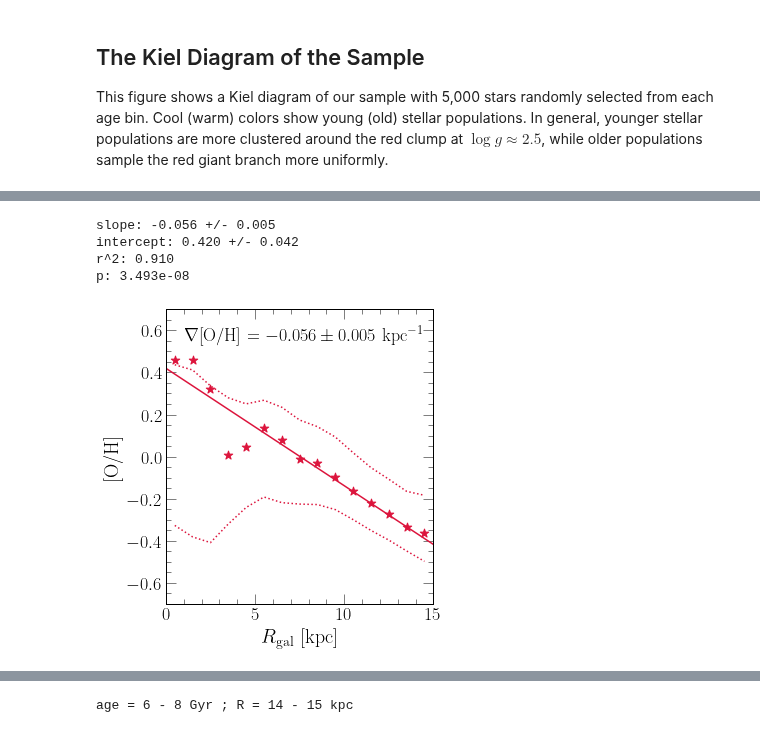
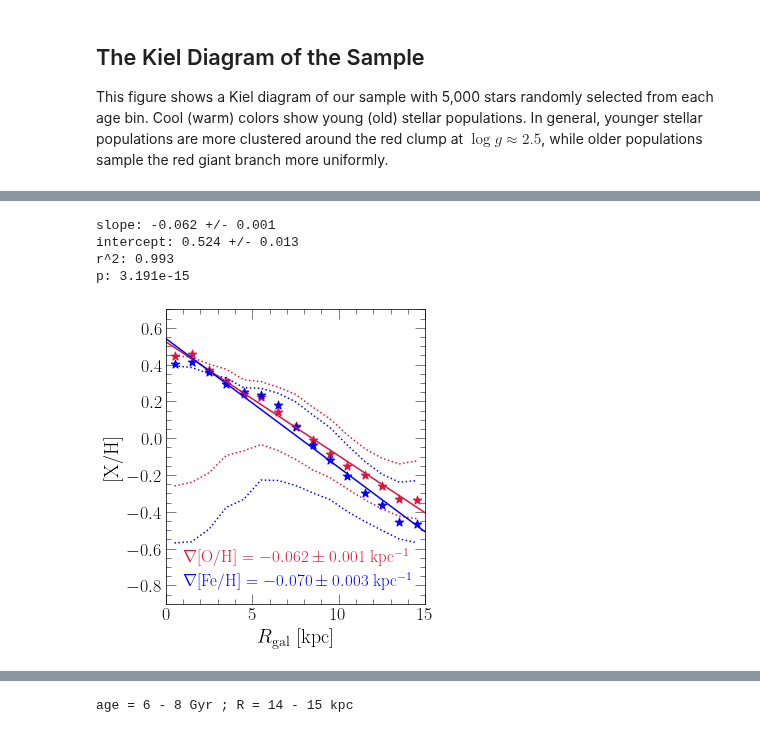
Before and after one commit to giganano/outflows, a Jupyter notebook: notebooks/apogee.ipynb, the cells around one changed output, grey strips where cells are left out. Cells and saved outputs as stored; diff of their text form; code cells hidden in the pictures.

Commit message:
progress on gradients

```diff
--- a/notebooks/apogee.ipynb
+++ b/notebooks/apogee.ipynb
@@ -164,7 +166,9 @@ with open("./astronn_agedist.out", "w") as f_astronn:
             sys.stdout.write("\rR = %d - %d kpc      " % (radial_bins[i], radial_bins[i + 1]))
             subsample = sample.filter(
                 "GALR", ">=", radial_bins[i]).filter(
-                "GALR", "<=", radial_bins[i + 1])
+                "GALR", "<=", radial_bins[i + 1]).filter(
+                "GALZ", ">=", -0.5).filter(
+                "GALZ", "<=", 0.5)
             subsubsample = subsample.filter("ASTRONN_AGE", ">=", 0)
             f_astronn.write("%.3e\t%.3e\t" % (radial_bins[i], radial_bins[i + 1]))
             if len(subsubsample["ASTRONN_AGE"]) >= 200:
@@ -383,7 +387,11 @@ ax.invert_yaxis()
 age_bins = [0, 2, 4, 6, 8, 10]
 colors = ["darkviolet", "blue", "lime", "gold", "crimson"]
 for i in range(len(colors)):
-    subsample = sample.filter("ASTRONN_AGE", ">=", age_bins[i]).filter("ASTRONN_AGE", "<=", age_bins[i + 1])
+    subsample = sample.filter(
+        "ASTRONN_AGE", ">=", age_bins[i]).filter(
+        "ASTRONN_AGE", "<=", age_bins[i + 1]).filter(
+        "GALZ", ">=", -0.5).filter(
+        "GALZ", "<=", 0.5)
     indeces = random.sample(range(len(subsample["TEFF"])), N_SAMPLE)
     kwargs = {
         "c": named_colors()[colors[i]],
@@ -432,6 +440,8 @@ for i in range(len(radial_bins) - 1):
     subsample = sample.filter(
         "GALR", ">=", radial_bins[i]).filter(
         "GALR", "<=", radial_bins[i + 1]).filter(
+        "GALZ", ">=", -0.5).filter(
+        "GALZ", "<=", 0.5).filter(
         "ASTRONN_AGE", ">=", 0)
     kwargs = {
         "c": named_colors()[colors[i]],
@@ -446,10 +456,10 @@ for i in range(len(radial_bins) - 1):
         axes[j].step(bins[:-1], dist, where = "post", **kwargs)
 
 kwargs = {
-    "loc": mpl_loc("upper right"),
+    "loc": mpl_loc("upper left"),
     "handlelength": 0
 }
-leg = axes[0].legend(**kwargs)
+leg = axes[1].legend(**kwargs)
 fancy_legend(leg, colors)
 
 for i in range(len(axes)): axes[i].set_ylim([0, axes[i].get_ylim()[1]])
@@ -524,53 +536,69 @@ with open("./oh_gradient_fit.out", 'w') as f:
 fig = plt.figure(figsize = (5, 5))
 ax = fig.add_subplot(111)
 ax.set_xlabel(r"$R_\text{gal}$ [kpc]")
-ax.set_ylabel("[O/H]")
+ax.set_ylabel("[X/H]")
 ax.set_xlim([0, 15])
-ax.set_ylim([-0.7, 0.7])
+ax.set_ylim([-0.9, 0.7])
 
 raw = np.genfromtxt("./oh_gradient_fit.out")
 radii = [(a + b) / 2 for a, b in zip([row[0] for row in raw], [row[1] for row in raw])]
-lower = [row[2] for row in raw]
+oh_lower = [row[2] for row in raw]
 oh = [row[3] for row in raw]
-upper = [row[4] for row in raw]
+oh_upper = [row[4] for row in raw]
+feh_lower = [row[5] for row in raw]
+feh = [row[6] for row in raw]
+feh_upper = [row[7] for row in raw]
 
 kwargs = {
     "c": named_colors()["crimson"],
     "marker": markers()["star"],
     "s": 80
 }
 ax.scatter(radii, oh, **kwargs)
+kwargs["c"] = named_colors()["blue"]
+ax.scatter(radii, feh, **kwargs)
 
 kwargs = {
     "c": named_colors()["crimson"],
     "linestyle": ":"
 }
-ax.plot(radii, lower, **kwargs)
-ax.plot(radii, upper, **kwargs)
+ax.plot(radii, oh_lower, **kwargs)
+ax.plot(radii, oh_upper, **kwargs)
+kwargs["c"] = named_colors()["blue"]
+ax.plot(radii, feh_lower, **kwargs)
+ax.plot(radii, feh_upper, **kwargs)
 
 kwargs["linestyle"] = '-'
+kwargs["c"] = named_colors()["crimson"]
 regression = linregress(radii, oh)
 print("slope: %.3f +/- %.3f" % (regression.slope, regression.stderr))
 print("intercept: %.3f +/- %.3f" % (regression.intercept, regression.intercept_stderr))
 print("r^2: %.3f" % (regression.rvalue**2))
 print("p: %.3e" % (regression.pvalue))
 bestfit = line(regression.slope, regression.intercept)
 ax.plot(ax.get_xlim(), [bestfit(_) for _ in ax.get_xlim()], **kwargs)
-ax.text(1, 0.55, r"$\nabla$[O/H] $= %.3f \pm %.3f$ kpc$^{-1}$" % (
-    regression.slope, regression.stderr), fontsize = 18)
+ax.text(1, -0.67, r"$\nabla$[O/H] $= %.3f \pm %.3f$ kpc$^{-1}$" % (
+    regression.slope, regression.stderr), fontsize = 17, c = named_colors()["crimson"])
+
+kwargs["c"] = named_colors()["blue"]
+regression = linregress(radii, feh)
+bestfit = line(regression.slope, regression.intercept)
+ax.plot(ax.get_xlim(), [bestfit(_) for _ in ax.get_xlim()], **kwargs)
+ax.text(1, -0.8, r"$\nabla$[Fe/H] $= %.3f \pm %.3f$ kpc$^{-1}$" % (
+    regression.slope, regression.stderr), fontsize = 17, c = named_colors()["blue"])
 
 plt.tight_layout()
 for ext in ["pdf", "jpeg"]:
     kwargs = {}
     if ext == "jpeg": kwargs["dpi"] = 200
-    plt.savefig("./apogee/oh_gradient.%s" % (ext), **kwargs)
+    plt.savefig("./apogee/xh_gradient.%s" % (ext), **kwargs)
 plt.show()
 # %% [output]
-slope: -0.056 +/- 0.005
-intercept: 0.420 +/- 0.042
-r^2: 0.910
-p: 3.493e-08
+slope: -0.062 +/- 0.001
+intercept: 0.524 +/- 0.013
+r^2: 0.993
+p: 3.191e-15
-[figure, old version]
+[figure, new version]
 # %%
 age_bins = [0, 2, 4, 6, 8, 10]
 radial_bins = list(range(16))
```
Also changed, not shown: parts of 7 cells of this notebook, 12 other files.
